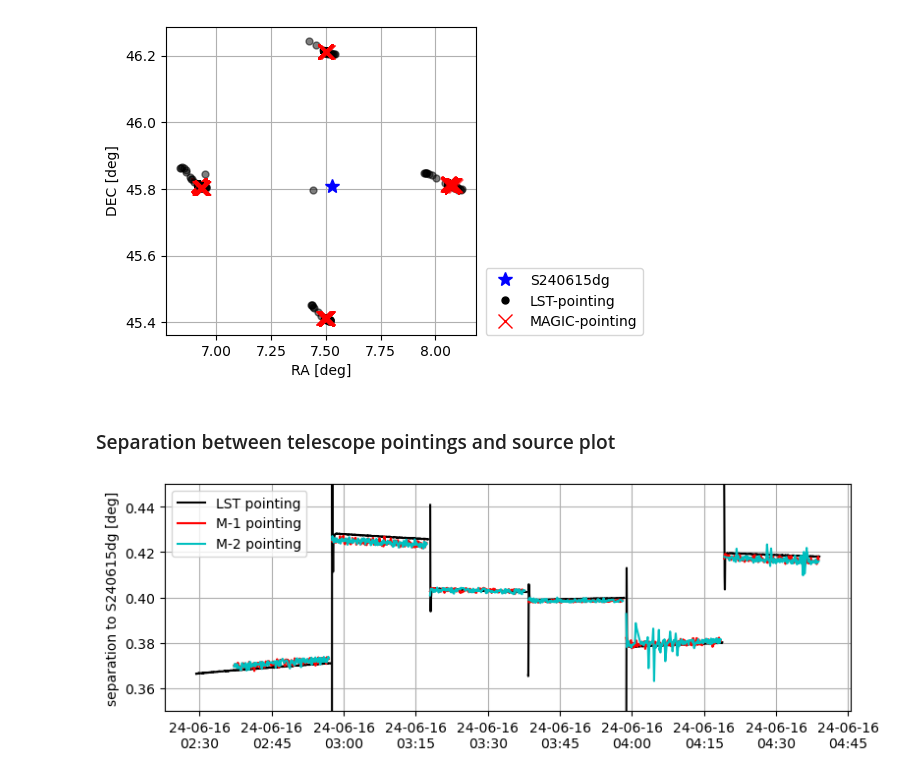
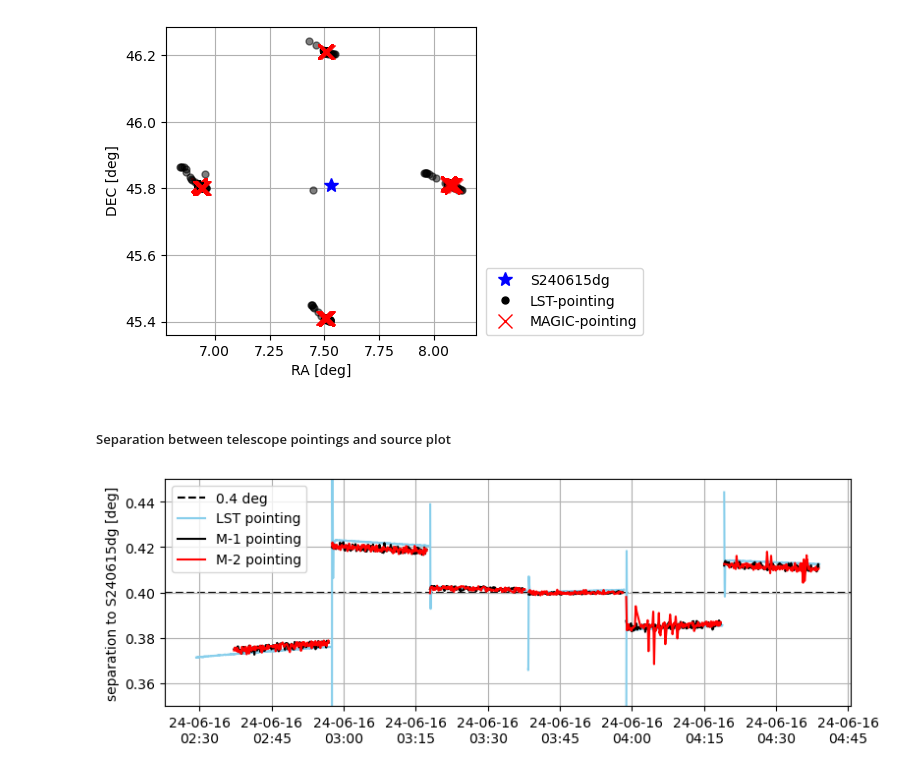
Before and after one commit to juanjq/gammaUtils, a Jupyter notebook: run_diagnosis/check_pointing_joint_observations.ipynb, the cells around one changed output. Drawn from its saved outputs; the diff is of its cells as text; code cells hidden in the pictures.

```diff
--- a/run_diagnosis/check_pointing_joint_observations.ipynb
+++ b/run_diagnosis/check_pointing_joint_observations.ipynb
@@ -26,9 +29,12 @@ obs_ids_magic = np.arange(5115111, 5115116 + 1)
 root_dl1_lst   = "/fefs/aswg/data/real/DL1/????????/v*/tailcut84/"
 
 # Folder with the DL1 MAGIC files: dl1_MX.Run????????.h5
-root_dl1_magic = "/fefs/aswg/workspace/juan.jimenez/data_magiclst/S240615dg/DL1/MAGIC/"
+root_dl1_magic = "/fefs/aswg/workspace/juan.jimenez/data/joint/S240615dg/DL1/MAGIC/"
 
 # Coordinate object for the source
 source_coord = SkyCoord(ra=7.53*u.deg, dec=45.81*u.deg)
 # source_coord = SkyCoord.from_name(source_name)
+
+# If the you want to save the plots in a subdirectory
+store_plots = True
 # %% [markdown]
@@ -36,4 +42,16 @@ source_coord = SkyCoord(ra=7.53*u.deg, dec=45.81*u.deg)
 # %%
+# The subdirectory for saving the plots
+dir_plots = "./images/"
+
+# Creating a folder for the plots
+for path in [dir_plots]:
+    os.makedirs(os.path.join(path), exist_ok=True)
+
+# Colors for the colormaps
+cmap_cols = ["b", "darkviolet", "r"]
+colormap = plotting.create_cmap_from_colors(cmap_cols)
+
+
 fnames_dl1, tabs_dl1 = [], []
 for obs_id in obs_ids_lst:
     fnames_obs_id = glob.glob(root_dl1_lst + f"dl1_LST-1.Run{obs_id:05}.h5")
@@ -277,28 +298,30 @@ plt.show()
 # %% [output]
 [figure]
 # %% [markdown]
-### Separation between telescope pointings and source plot
+##### Separation between telescope pointings and source plot
 # %%
 fig, ax = plt.subplots(1, 1, figsize=(9, 3))
 
 for i in range(len(obs_ids_lst)):
-    ax.plot(time_radec_lst[i], sep_lst[i], color="k", ls="-")
+    ax.plot(time_radec_lst[i], sep_lst[i], color="skyblue", ls="-")
 for i in range(len(obs_ids_magic)):
-    ax.plot(time_radec_m1[i], sep_m1[i], color="r", ls="-")
-    ax.plot(time_radec_m2[i], sep_m2[i], color="c", ls="-")
+    ax.plot(time_radec_m1[i], sep_m1[i], color="k", ls="-")
+    ax.plot(time_radec_m2[i], sep_m2[i], color="r", ls="-")
 
+ax.axhline(0.4, color="k", ls="--", label="0.4 deg", zorder=-10)
 ax.grid()
 ax.set_ylim(0.35, 0.45)
 
-ax.plot([], [], color="k", ls="-", label="LST pointing")
-ax.plot([], [], color="r", ls="-", label="M-1 pointing")
-ax.plot([], [], color="c", ls="-", label="M-2 pointing")
+ax.plot([], [], color="skyblue", ls="-", label="LST pointing")
+ax.plot([], [], color="k", ls="-", label="M-1 pointing")
+ax.plot([], [], color="r", ls="-", label="M-2 pointing")
 ax.legend()
 myFmt = mdates.DateFormatter("%y-%m-%d\n%H:%M")
 ax.xaxis.set_major_formatter(myFmt)
 ax.set_ylabel(f"separation to {source_name} [deg]")
 
-# plt.savefig(f"plot_separation_{source_name}.png", bbox_inches="tight", dpi=300)
+if store_plots == True:
+    plt.savefig(dir_plots + f"plot_source_separation_{source_name}.png", bbox_inches="tight", dpi=300)
 plt.show()
 # %% [output]
-[figure, old version]
+[figure, new version]
```
Also changed, not shown: parts of 14 cells of this notebook, 4 other files.
